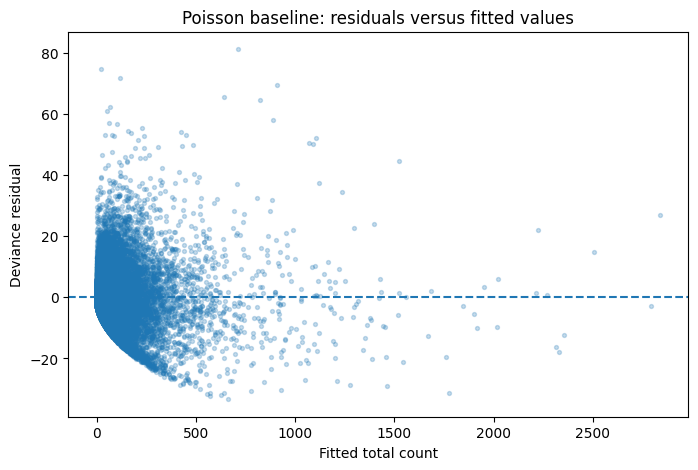
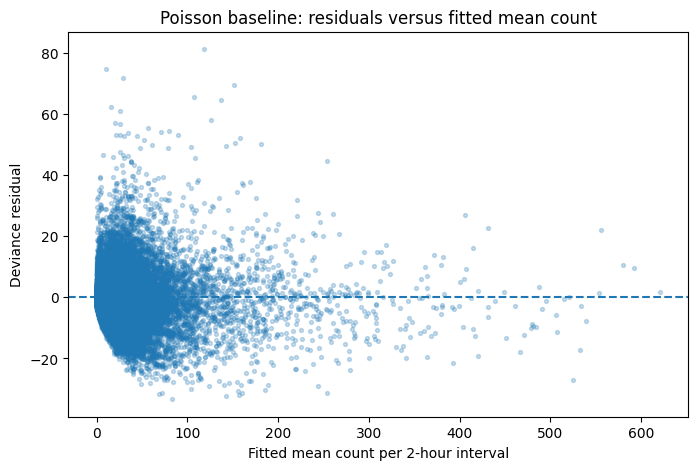
The notebook cell's code change between the first figure and the second:
--- before
+++ after
@@ -1,3 +1,5 @@
-poisson_train["deviance_residual"] = poisson_baseline.resid_deviance
+poisson_train["fitted_mean_count"] = (
+    poisson_train["fitted_total_count"] / poisson_train["number_of_periods"]
+)
 
 plot_sample = poisson_train.sample(
@@ -9,5 +11,5 @@
 
 plt.scatter(
-    plot_sample["fitted_total_count"],
+    plot_sample["fitted_mean_count"],
     plot_sample["deviance_residual"],
     alpha=0.25,
@@ -17,7 +19,7 @@
 plt.axhline(0, linestyle="--")
 
-plt.xlabel("Fitted total count")
+plt.xlabel("Fitted mean count per 2-hour interval")
 plt.ylabel("Deviance residual")
-plt.title("Poisson baseline: residuals versus fitted values")
+plt.title("Poisson baseline: residuals versus fitted mean count")
 
 plt.show()

Commit: Modelling 03.